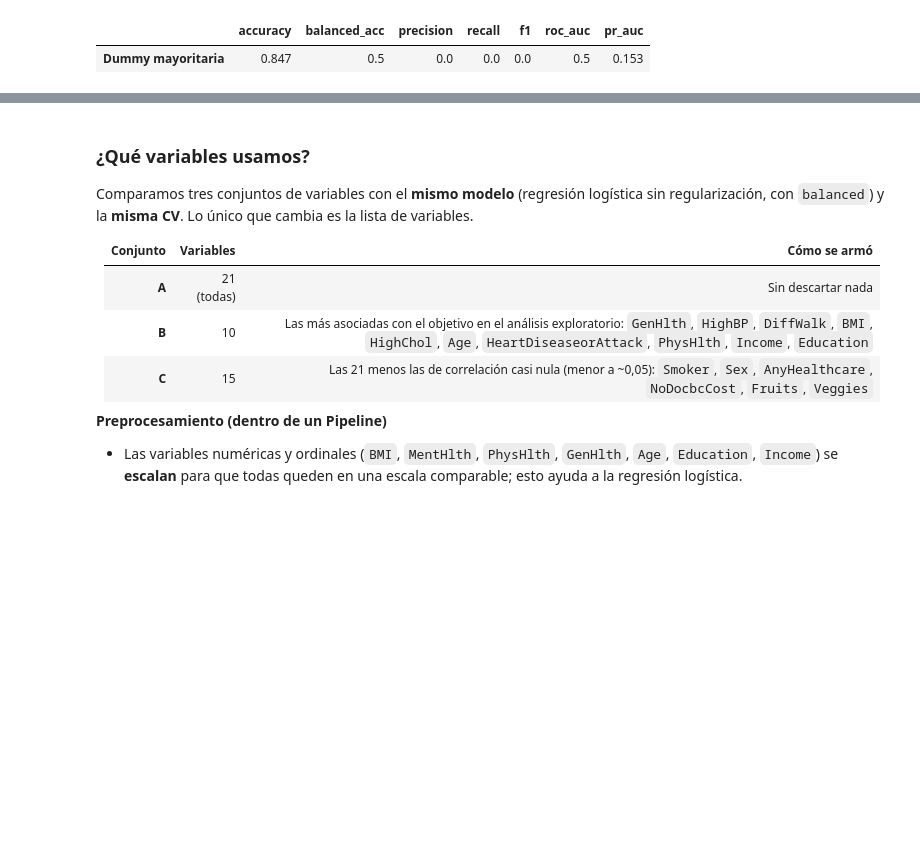
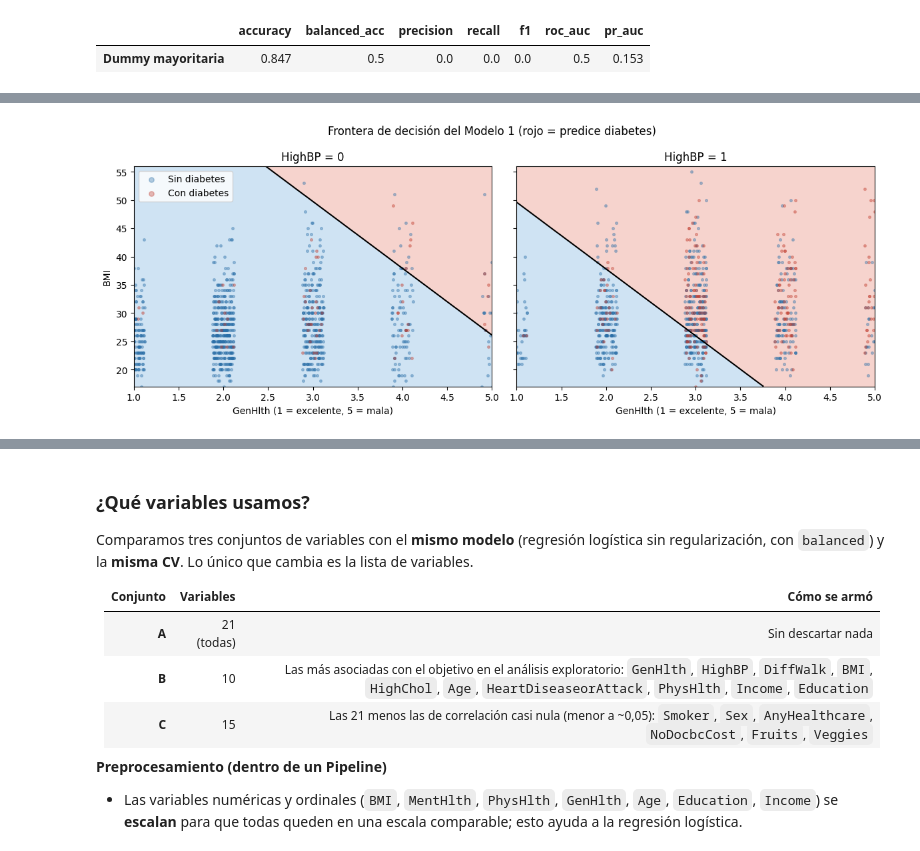
Before and after one commit to TobiasB06/IAA-TP, a Jupyter notebook: Grupo_11_TP.ipynb, the cells around one changed output, grey strips where cells are left out. Cells and saved outputs as stored; diff of their text form; code cells hidden in the pictures; blank space fills up the shorter version.

```diff
--- a/Grupo_11_TP.ipynb
+++ b/Grupo_11_TP.ipynb
@@ -829,0 +998,24 @@ Modelo de referencia. Como benchmark se propone una regla sin aprendizaje: prede
+# %%
+bmi_lo, bmi_hi = X_train['BMI'].quantile([0.005, 0.995])
+g_gen, g_bmi = np.meshgrid(np.linspace(1, 5, 200), np.linspace(bmi_lo, bmi_hi, 200))
+muestra = X_test.sample(2000, random_state=42).join(y_test.rename('y'))
+rng_j = np.random.default_rng(42)
+
+fig, axes = plt.subplots(1, 2, figsize=(12, 4.6), sharey=True)
+for ax, hbp in zip(axes, [0, 1]):
+    grilla = pd.DataFrame({'GenHlth': g_gen.ravel(), 'HighBP': hbp, 'BMI': g_bmi.ravel()})
+    z = m1.predict_proba(grilla[cols_m1])[:, 1].reshape(g_gen.shape)
+    ax.contourf(g_gen, g_bmi, z >= umbral, levels=[-0.5, 0.5, 1.5], colors=['#cfe3f3', '#f6d3cd'])
+    ax.contour(g_gen, g_bmi, z, levels=[umbral], colors='k', linewidths=1.5)
+    sub = muestra[muestra['HighBP'] == hbp]
+    for clase, color, nom in [(0, '#2a6fa8', 'Sin diabetes'), (1, '#c0392b', 'Con diabetes')]:
+        s = sub[sub['y'] == clase]
+        ax.scatter(s['GenHlth'] + rng_j.uniform(-0.12, 0.12, len(s)), s['BMI'],
+                   s=7, alpha=0.35, color=color, label=nom)
+    ax.set_xlim(1, 5); ax.set_ylim(bmi_lo, bmi_hi)
+    ax.set_xlabel('GenHlth (1 = excelente, 5 = mala)'); ax.set_title(f'HighBP = {hbp}')
+axes[0].set_ylabel('BMI'); axes[0].legend(markerscale=2, loc='upper left')
+fig.suptitle('Frontera de decisión del Modelo 1 (rojo = predice diabetes)')
+plt.tight_layout(); plt.show()
+# %% [output]
+[figure, added]
```
Also changed, not shown: parts of 25 cells of this notebook.
